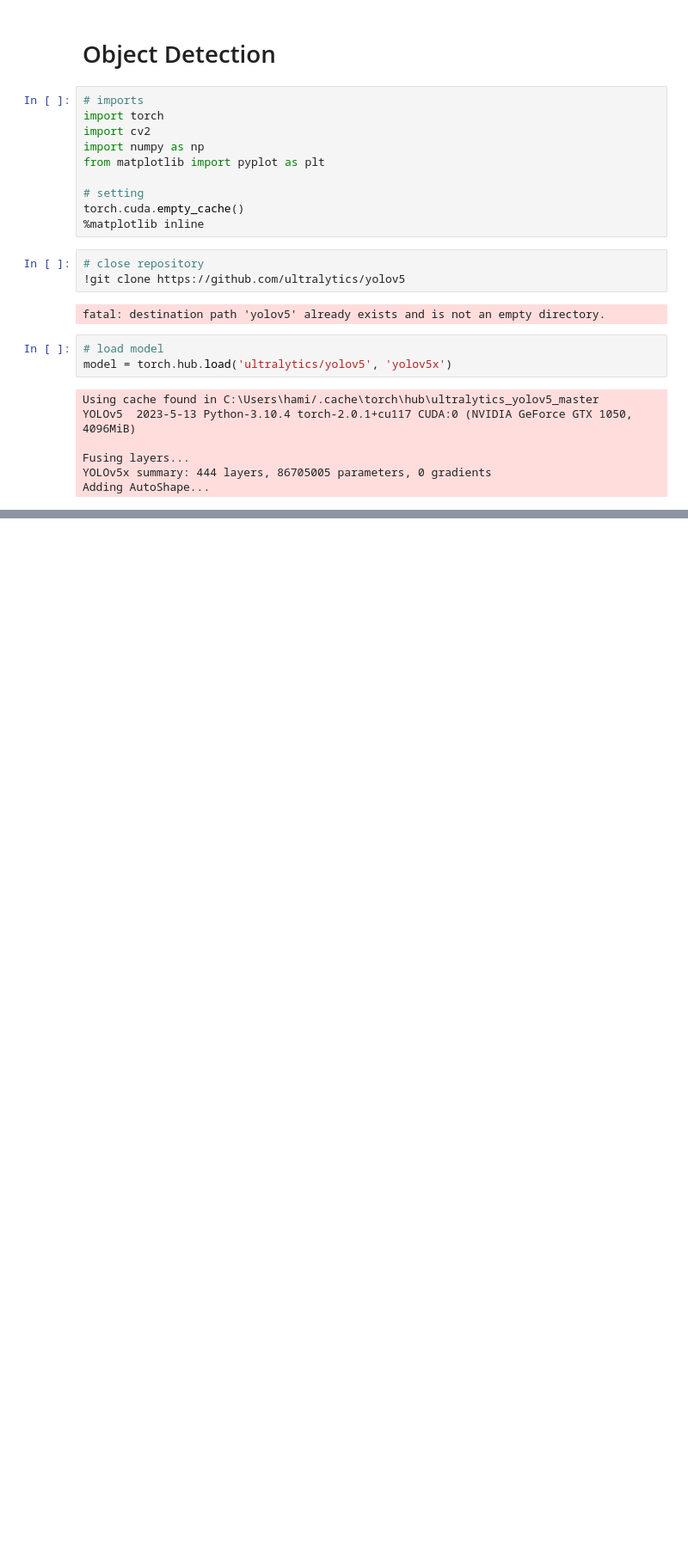
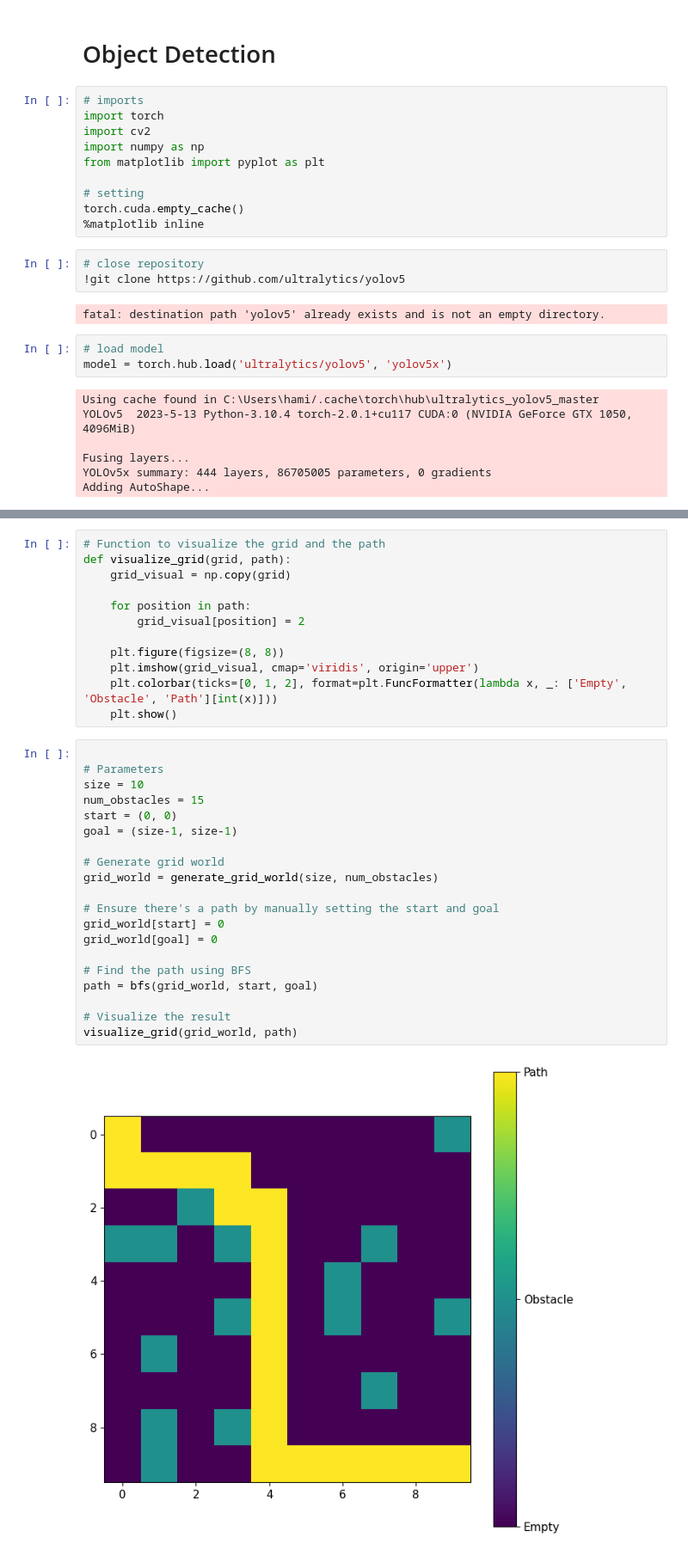
Before and after one commit to Arvin-Mohammadi/Planar-Obstacle-Avoidance, a Jupyter notebook: Code/Obstacle Avdoidance.ipynb, the cells around one changed output, grey strips where cells are left out. Shown at 86% size. Drawn from its saved outputs; the diff is of its cells as text; blank space fills up the shorter version.

Commit message:
added the grid search code

```diff
--- a/Code/Obstacle Avdoidance.ipynb
+++ b/Code/Obstacle Avdoidance.ipynb
@@ -53,0 +114,34 @@ cv2.destroyAllWindows()
+# %%
+# Function to visualize the grid and the path
+def visualize_grid(grid, path):
+    grid_visual = np.copy(grid)
+
+    for position in path:
+        grid_visual[position] = 2
+
+    plt.figure(figsize=(8, 8))
+    plt.imshow(grid_visual, cmap='viridis', origin='upper')
+    plt.colorbar(ticks=[0, 1, 2], format=plt.FuncFormatter(lambda x, _: ['Empty', 'Obstacle', 'Path'][int(x)]))
+    plt.show()
+# %%
+
+# Parameters
+size = 10
+num_obstacles = 15
+start = (0, 0)
+goal = (size-1, size-1)
+
+# Generate grid world
+grid_world = generate_grid_world(size, num_obstacles)
+
+# Ensure there's a path by manually setting the start and goal
+grid_world[start] = 0
+grid_world[goal] = 0
+
+# Find the path using BFS
+path = bfs(grid_world, start, goal)
+
+# Visualize the result
+visualize_grid(grid_world, path)
+# %% [output]
+[figure, added]
```
Also changed, not shown: parts of 7 cells of this notebook.
